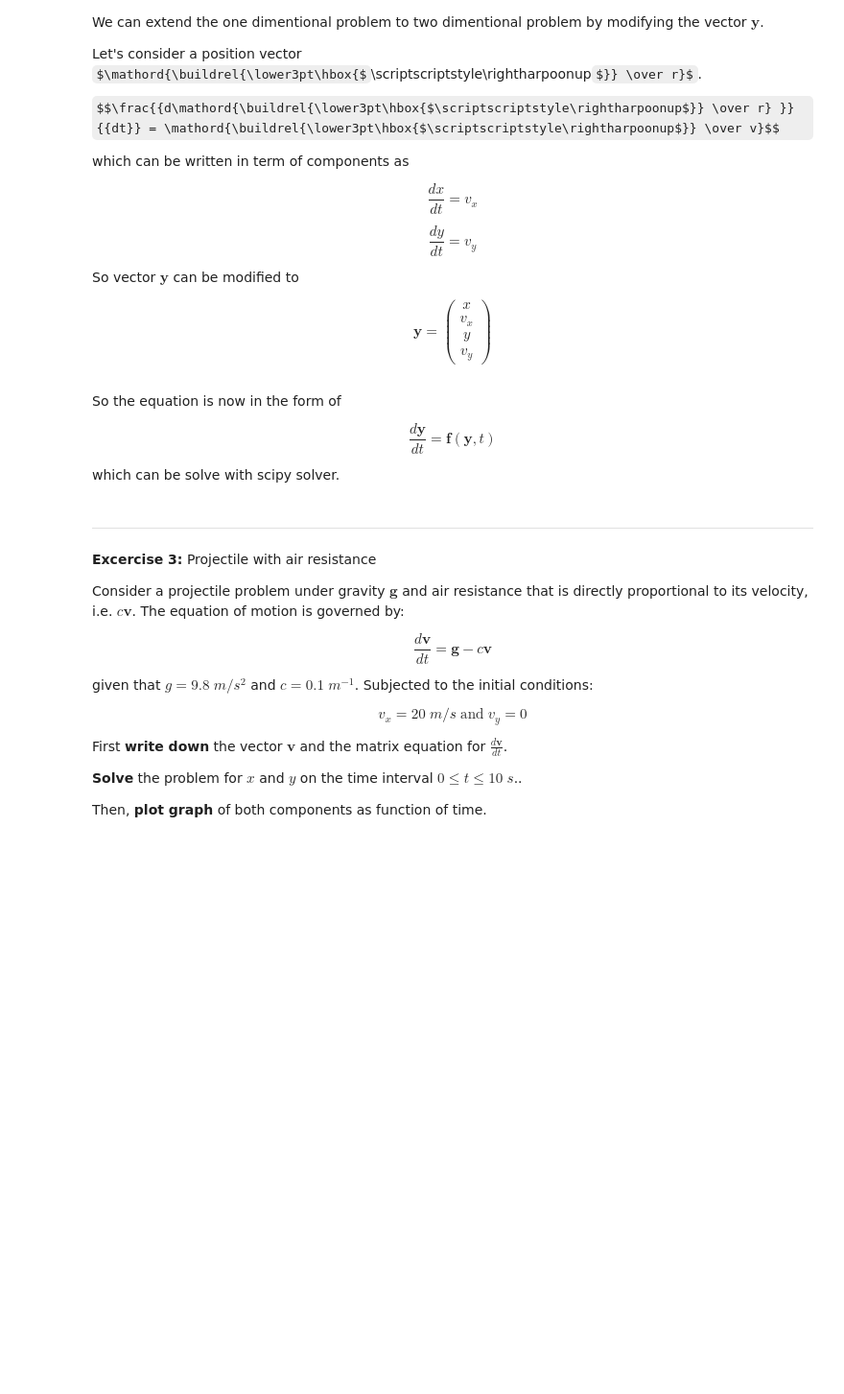
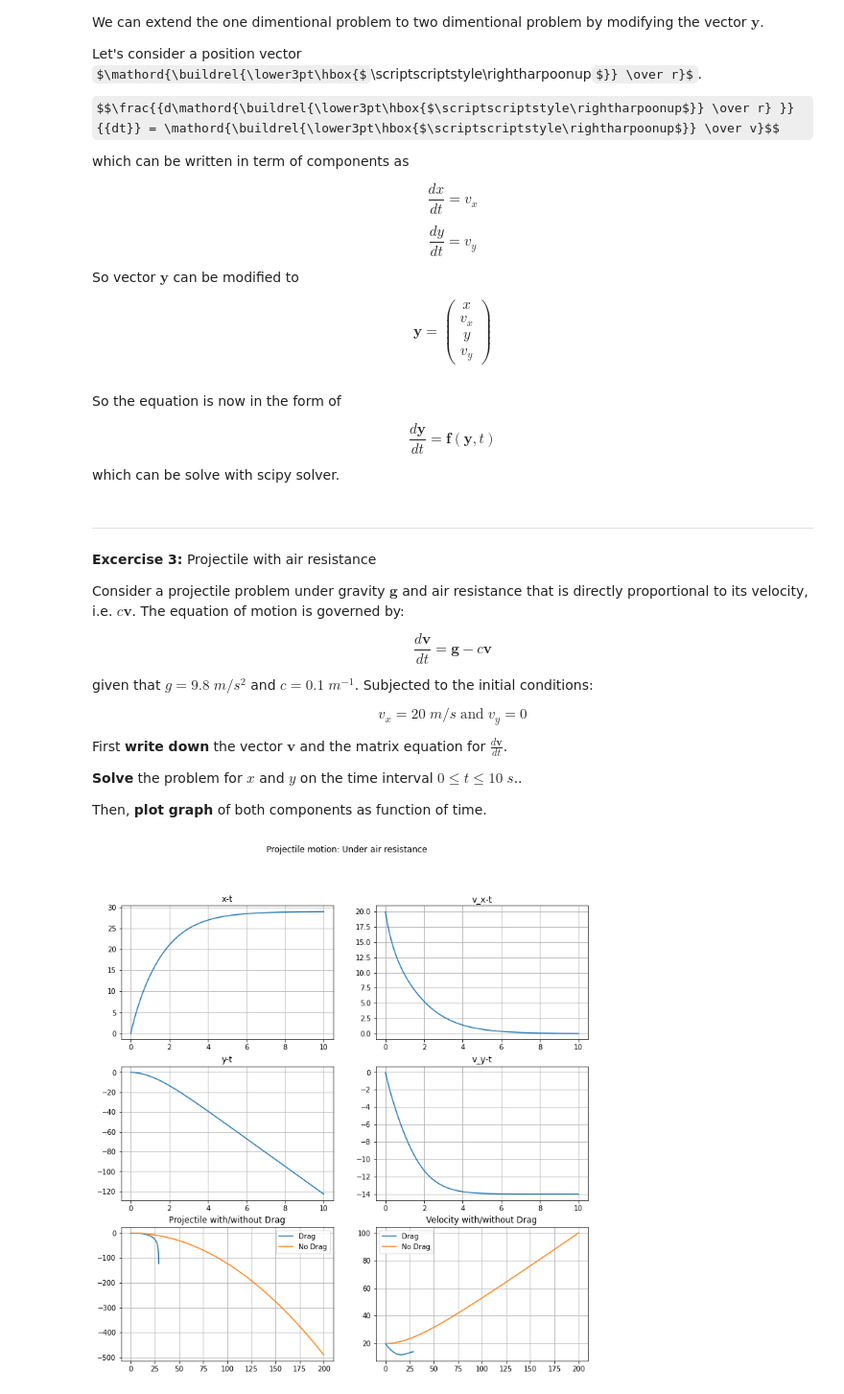
Before and after one commit to gigadot/ssm, a Jupyter notebook: Topic 01 - Ordinary Differential Equation (ODE)/1.2 Solving ODE - IVP.ipynb, the cells around one changed output. Shown at 96% size. Drawn from its saved outputs; the diff is of its cells as text; code cells hidden in the pictures; some formulas as TeX source; blank space fills up the shorter version.

```diff
--- a/Topic 01 - Ordinary Differential Equation (ODE)/1.2 Solving ODE - IVP.ipynb
+++ b/Topic 01 - Ordinary Differential Equation (ODE)/1.2 Solving ODE - IVP.ipynb
@@ -217,3 +243,69 @@ First **write down** the vector $\mathbf{v}$ and the matrix equation for $\frac{
 **Solve** the problem for $x$ and $y$ on the time interval $0 \le t \le 10\; s$..
 
 Then, **plot graph** of both components as function of time.
+# %%
+x = 0.
+v_x = 20.
+y = 0.
+v_y = 0.
+y_0 = [x, v_x, y, v_y]
+
+g = 9.8
+c = 0.1
+
+t = np.arange(0, 10, 0.01)
+
+x_analytical = x + v_x * t
+y_analytical = -g * 0.5 * t**2 + y + v_y * t
+v_analytical = np.sqrt(v_x**2 + (v_y - g * t)**2)
+
+
+def func(y, t):  # define vector f(y,t)
+    x, v_x, y, v_y = y
+    v = np.sqrt(v_x**2 + v_y**2)
+    F_drag = 0.5 * c * v**2
+    a_x = -F_drag * v_x / v  # 0.5 * -c * v * v_x
+    a_y = -g - (F_drag * v_y / v)  # -g - 0.5 * -c * v * v_y
+    return [v_x, a_x, v_y, a_y]
+
+
+vec = odeint(func, y_0, t)
+x = vec[:, 0]
+v_x = vec[:, 1]
+y = vec[:, 2]
+v_y = vec[:, 3]
+v = np.sqrt(v_x**2 + v_y**2)
+
+fig, axes = plt.subplots(3, 2, figsize=(12, 12))
+fig.suptitle('Projectile motion: Under air resistance')
+
+sns.lineplot(ax=axes[0, 0], x=t, y=x)
+axes[0, 0].set_title("x-t")
+axes[0, 0].grid()
+
+sns.lineplot(ax=axes[0, 1], x=t, y=v_x)
+axes[0, 1].set_title("v_x-t")
+axes[0, 1].grid()
+
+sns.lineplot(ax=axes[1, 0], x=t, y=y)
+axes[1, 0].set_title("y-t")
+axes[1, 0].grid()
+
+sns.lineplot(ax=axes[1, 1], x=t, y=v_y)
+axes[1, 1].set_title("v_y-t")
+axes[1, 1].grid()
+
+sns.lineplot(ax=axes[2, 0], x=x, y=y, label='Drag')
+sns.lineplot(ax=axes[2, 0], x=x_analytical, y=y_analytical, label='No Drag')
+axes[2, 0].set_title("Projectile with/without Drag")
+axes[2, 0].grid()
+axes[2,0].legend()
+
+sns.lineplot(ax=axes[2, 1], x=x, y=v, label='Drag')
+sns.lineplot(ax=axes[2, 1], x=x_analytical, y=v_analytical, label='No Drag')
+axes[2, 1].set_title("Velocity with/without Drag")
+axes[2, 1].grid()
+axes[2,1].legend()
+plt.show()
+# %% [output]
+[figure, added]
```
Also changed, not shown: parts of 4 cells of this notebook, 5 other files.
